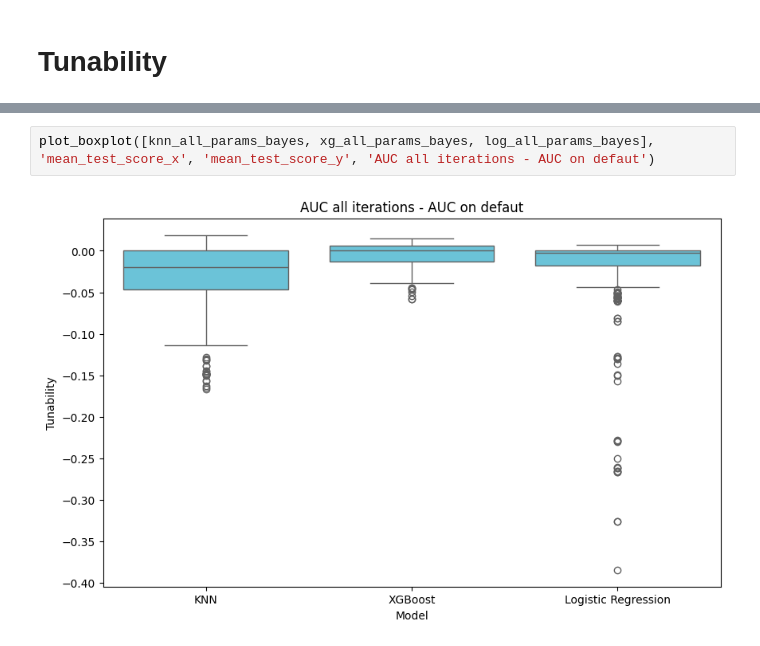
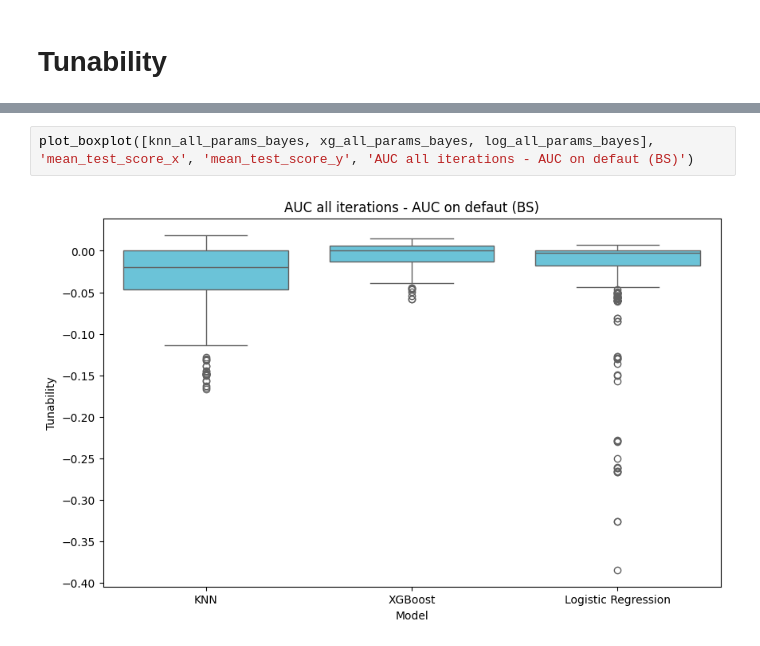
Before and after one commit to katarzynarogalska/Model-tunability, a Jupyter notebook: notebooks/tunability.ipynb, the cells around one changed output, grey strips where cells are left out. Saved outputs shown, nothing was run; the diff lists cells and outputs as text.

```diff
--- a/notebooks/tunability.ipynb
+++ b/notebooks/tunability.ipynb
@@ -391,4 +401,4 @@ plot_boxplot([knn_best_params_bayes, xg_best_params_bayes, log_best_params_bayes
 # %%
-plot_boxplot([knn_all_params_bayes, xg_all_params_bayes, log_all_params_bayes], 'mean_test_score_x', 'mean_test_score_y', 'AUC all iterations - AUC on defaut')
+plot_boxplot([knn_all_params_bayes, xg_all_params_bayes, log_all_params_bayes], 'mean_test_score_x', 'mean_test_score_y', 'AUC all iterations - AUC on defaut (BS)')
 # %% [output]
-[figure, old version]
+[figure, new version]
```
Also changed, not shown: parts of 22 cells of this notebook.
